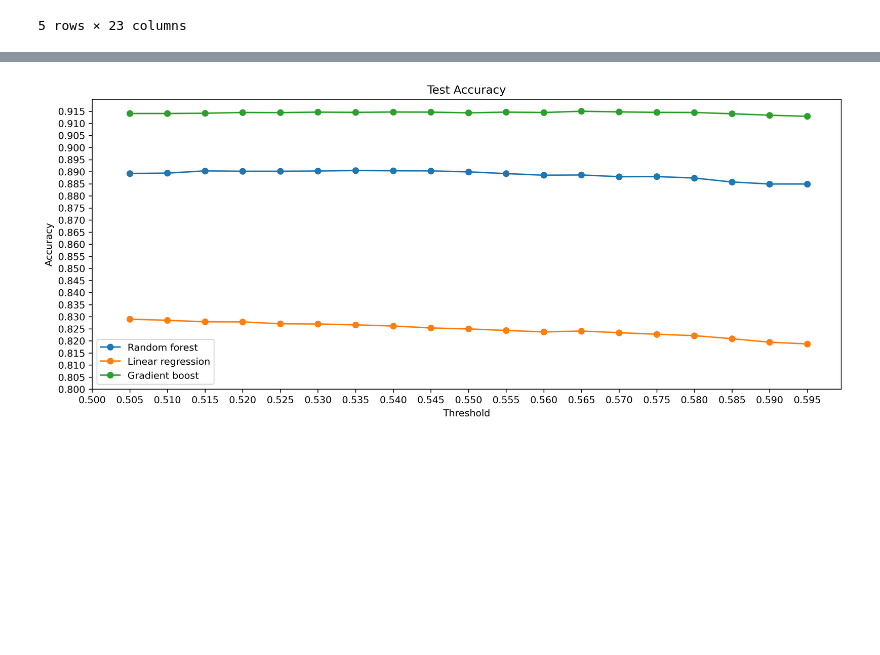
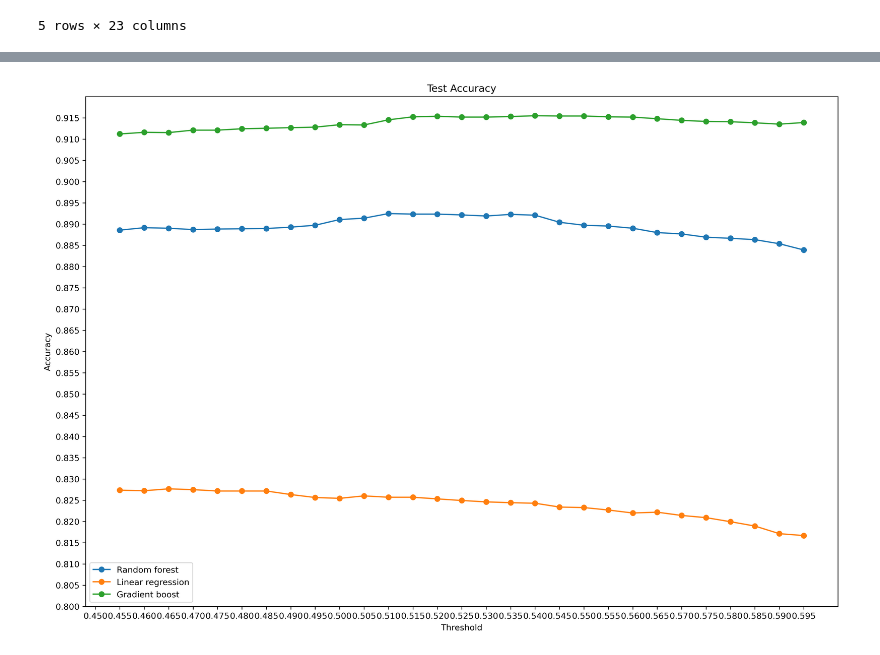
Before and after one commit to mcgourthynatwit/ImpactAI, a Jupyter notebook: AirlineSatisfaction.ipynb, the cells around one changed output, grey strips where cells are left out. Drawn from its saved outputs; the diff is of its cells as text; code cells hidden in the pictures; blank space fills up the shorter version.

Commit message:
changed train/test split

```diff
--- a/AirlineSatisfaction.ipynb
+++ b/AirlineSatisfaction.ipynb
@@ -204,7 +204,7 @@ gbt = GBTClassifier(labelCol="label", featuresCol="features")
 # %%
 # 85/15 split of train-test data
 
-split_data = df.randomSplit([0.85, 0.15], 24)
+split_data = df.randomSplit([0.88, 0.12], 24)
 train_data = split_data[0]
 test_data = split_data[1]
 print("Number of training records: " + str(train_data.count()))
@@ -238,7 +236,7 @@ def getCMEntries(threshold):
     " case when p1 > " + str(threshold) + " then 1.0 else 0.0 end as newPrediction"
     " from inputToThreshold")
 
-    newThresholdDF.registerTempTable("newThreshold")
+    newThresholdDF.createOrReplaceTempView("newThreshold")
     # number of true positives
     tpA = spark.sql("SELECT * FROM newThreshold WHERE label = 1 AND newprediction = 1")
     # number of false positives
@@ -249,9 +247,9 @@ def getCMEntries(threshold):
     tnA = spark.sql("SELECT * FROM newThreshold WHERE label = 0 AND newprediction = 0")
     return (tpA.count(), fpA.count(), fnA.count(), tnA.count())
 # %%
-numThresholds = 20
+numThresholds = 30
 
-start = 0.50
+start = 0.45
 end = 0.60
 step = 0.005
 
@@ -268,14 +266,15 @@ def getModelThresholdStats(model_df, data):
     predictionsForROC = model_df.transform(data)
 
     # Transform ROC df to sql table to query
-    predictionsForROC.registerTempTable("predictions")
+    predictionsForROC.createOrReplaceTempView("predictions")
 
     # Create table for confusion matrix
     columnsForCM = spark.sql("select probability, prediction, label from predictions")
 
     extractedProbability = columnsForCM.rdd.map(lambda x: Row(p1 = float(x[0][1]), prediction=x[1], label=x[2])).toDF()
 
-    extractedProbability.registerTempTable("inputToThreshold")
+
+    extractedProbability.createOrReplaceTempView("inputToThreshold")
 
     # get the total number of positives and negatives in the predictions dataset
     p = spark.sql("SELECT * from predictions WHERE label = 1").count()
@@ -288,13 +287,12 @@ def getModelThresholdStats(model_df, data):
     maxAcc, maxThreshold, tpBest, fpBest, fnBest, tnBest = 0, 0, 0, 0, 0, 0
 
     for (i, threshold) in zip(range(0, numThresholds + 1),thresholds):
-        print(i, threshold)
         if (i>0 and i<numThresholds):
             (tp[i],fp[i],fn[i],tn[i]) = getCMEntries(threshold)
-            print(tp[i],fp[i],fn[i],tn[i])
+            # print(tp[i],fp[i],fn[i],tn[i])
             # Get accuracy for particular threshold
             acc = (tp[i] + tn[i])/(tp[i] + fp[i] + fn[i] + tn[i])
-            print('Accuracy for threshold', threshold, acc)
+            print('Accuracy for threshold', round(threshold, 3), round(acc, 5))
             if (acc > maxAcc):
                 maxAcc = acc
                 maxThreshold = threshold
@@ -452,27 +433,27 @@ plt.show()
 # %%
 # Skip the first and last entry in each array
 thresholds_sliced = thresholds[1:-1]
 
 acc1Test_sliced = acc1Test[1:-1]
 acc2Test_sliced = acc2Test[1:-1]
 acc3Test_sliced = acc3Test[1:-1]
 
 dpi = 300
 plt.rcParams['figure.dpi'] = dpi
-plt.rcParams["figure.figsize"] = (14, 12)
+plt.rcParams["figure.figsize"] = (16, 24)
 
 plt.subplot(212)
 plt.plot(thresholds_sliced, acc1Test_sliced, '-o', label = "Random forest")
 plt.plot(thresholds_sliced, acc2Test_sliced, '-o', label = "Linear regression")
 plt.plot(thresholds_sliced, acc3Test_sliced, '-o', label = "Gradient boost")
 plt.title("Test Accuracy")
 plt.ylabel("Accuracy")
 plt.xlabel("Threshold")
-plt.xticks(np.arange(0.50, 0.60, 0.005))
+plt.xticks(np.arange(0.45, 0.60, 0.005))
 plt.ylim(0.80, 0.92)
 plt.yticks(np.arange(0.80, 0.92, 0.005))
 plt.legend()
 
 plt.show()
 # %% [output]
-[figure, old version]
+[figure, new version]
```
Also changed, not shown: parts of 4 cells of this notebook, 1 other file.
